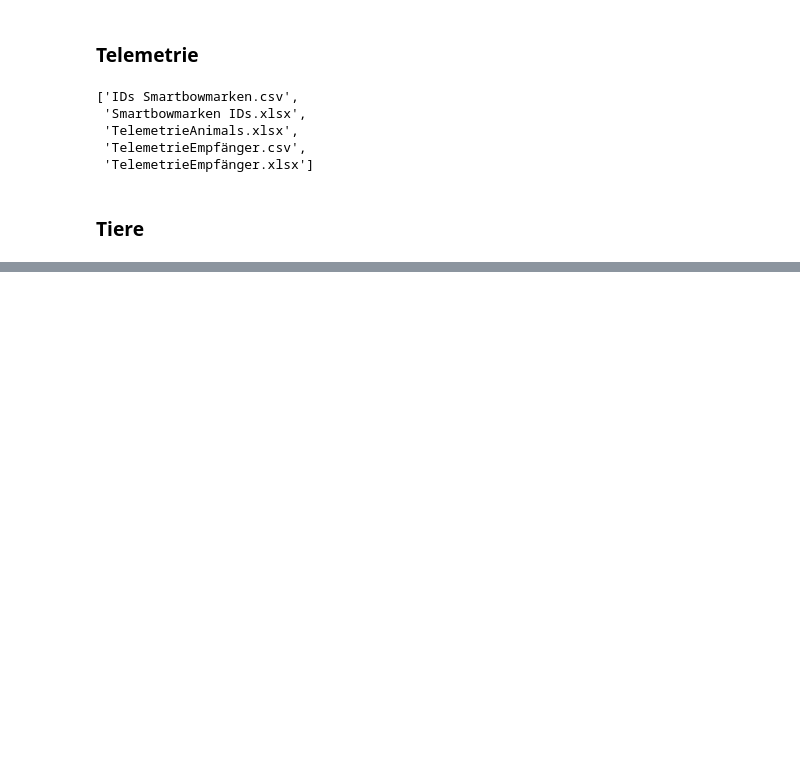
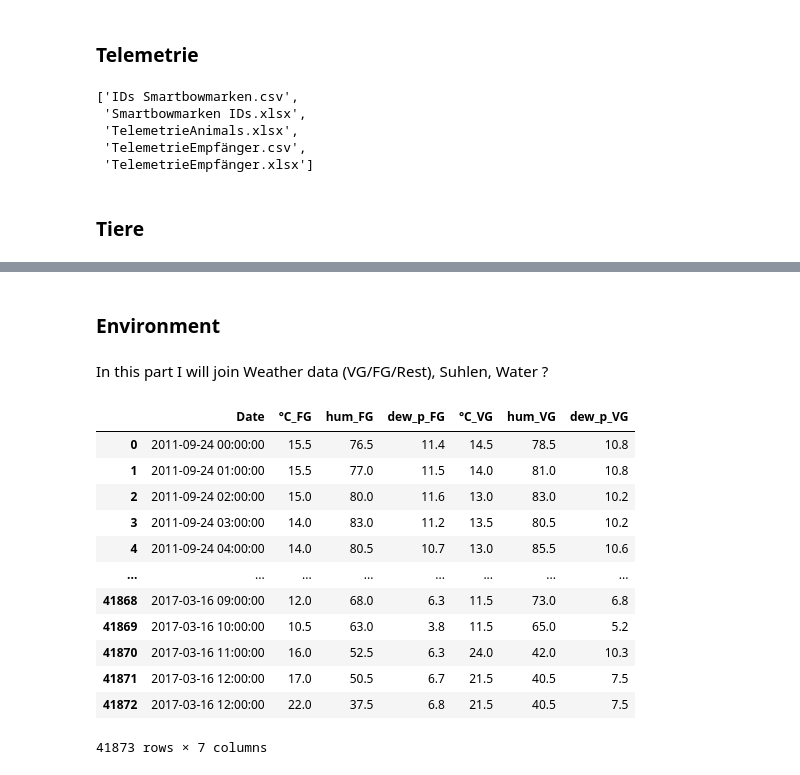
Before and after one commit to Caumel/DS_project_2022W, a Jupyter notebook: notebook.ipynb, the cells around one changed output, grey strips where cells are left out. Drawn from its saved outputs; the diff is of its cells as text; code cells hidden in the pictures; blank space fills up the shorter version.

Commit message:
Join environment files

```diff
--- a/notebook.ipynb
+++ b/notebook.ipynb
@@ -881,0 +992,35 @@ df_over = pd.read_excel(os.path.join(date_tiere,"OverviewLogger.xlsx")) # Une id
+# %% [markdown]
+### Environment
+# %% [markdown]
+In this part I will join Weather data (VG/FG/Rest), Suhlen, Water ?
+# %%
+path_logger_FG = "../Join/clima/Logger 1 FG.csv"
+path_logger_VG = "../Join/clima/Logger 1 VG.csv"
+path_wetterstation = "../Join/clima/clima.csv"
+path_binary = "../Join/clima/Loggers and Climate_separate dataframes_Weather.csv"
+# %%
+df_FG = pd.read_csv(os.path.join(path_logger_FG))
+df_FG["Time"] = pd.to_datetime(df_FG["Time"], infer_datetime_format=True)
+#df_FG.iloc[0,0].strftime("%d-%m-%Y %H:%M:%S")
+# %%
+df_VG = pd.read_csv(os.path.join(path_logger_VG))
+df_VG["Time"] = pd.to_datetime(df_VG["Time"], infer_datetime_format=True)
+df_VG = df_VG.drop(columns=["Serial Number"])
+# %%
+result_FG_VG = pd.merge(df_FG, df_VG, on="Time",suffixes=('_FG', '_VG'))
+result_FG_VG.columns = ["Date","°C_FG","hum_FG","dew_p_FG","°C_VG","hum_VG","dew_p_VG"]
+result_FG_VG
+# %% [output]
+|  | Date | °C_FG | hum_FG | dew_p_FG | °C_VG | hum_VG | dew_p_VG |
+| 0 | 2011-09-24 00:00:00 | 15.5 | 76.5 | 11.4 | 14.5 | 78.5 | 10.8 |
+| 1 | 2011-09-24 01:00:00 | 15.5 | 77.0 | 11.5 | 14.0 | 81.0 | 10.8 |
+| 2 | 2011-09-24 02:00:00 | 15.0 | 80.0 | 11.6 | 13.0 | 83.0 | 10.2 |
+| 3 | 2011-09-24 03:00:00 | 14.0 | 83.0 | 11.2 | 13.5 | 80.5 | 10.2 |
+| 4 | 2011-09-24 04:00:00 | 14.0 | 80.5 | 10.7 | 13.0 | 85.5 | 10.6 |
+| ... | ... | ... | ... | ... | ... | ... | ... |
+| 41868 | 2017-03-16 09:00:00 | 12.0 | 68.0 | 6.3 | 11.5 | 73.0 | 6.8 |
+| 41869 | 2017-03-16 10:00:00 | 10.5 | 63.0 | 3.8 | 11.5 | 65.0 | 5.2 |
+| 41870 | 2017-03-16 11:00:00 | 16.0 | 52.5 | 6.3 | 24.0 | 42.0 | 10.3 |
+| 41871 | 2017-03-16 12:00:00 | 17.0 | 50.5 | 6.7 | 21.5 | 40.5 | 7.5 |
+| 41872 | 2017-03-16 12:00:00 | 22.0 | 37.5 | 6.8 | 21.5 | 40.5 | 7.5 |
+41873 rows × 7 columns
```
Also changed, not shown: parts of 24 cells of this notebook.
